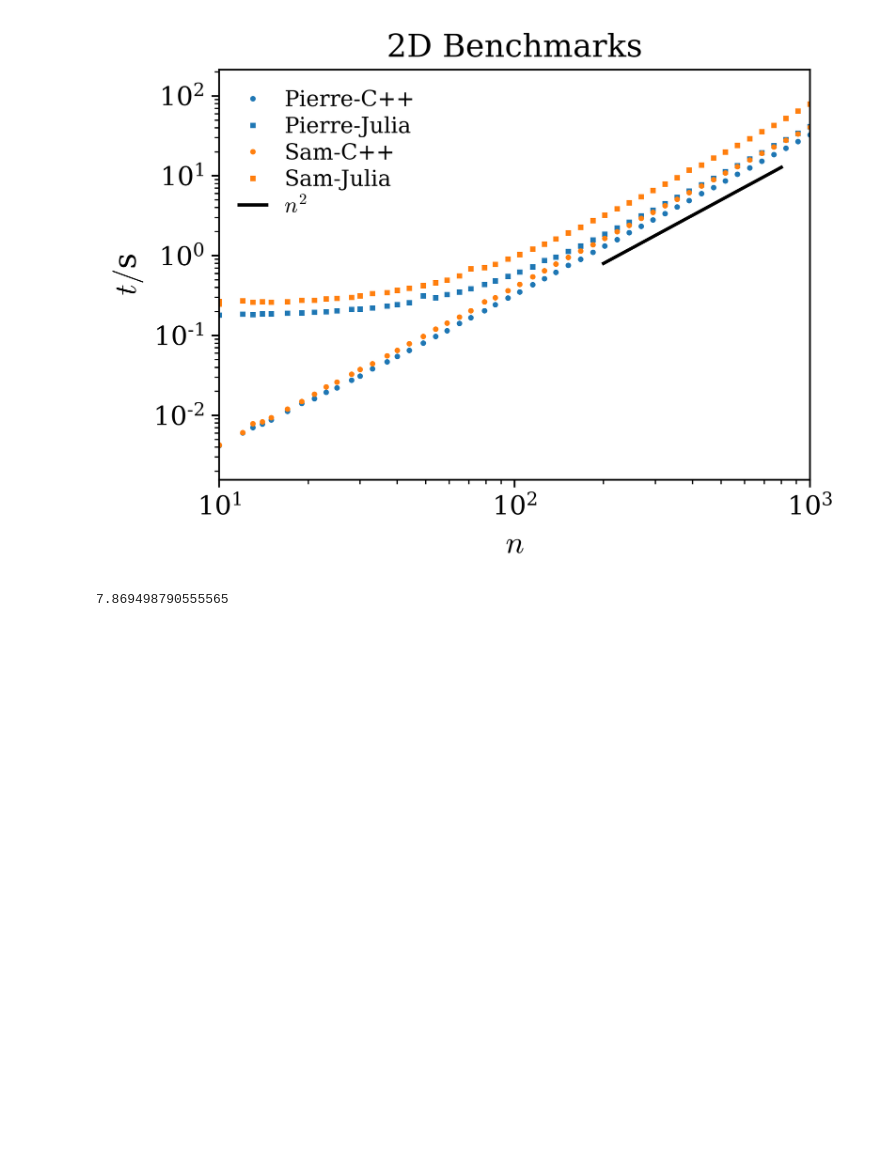
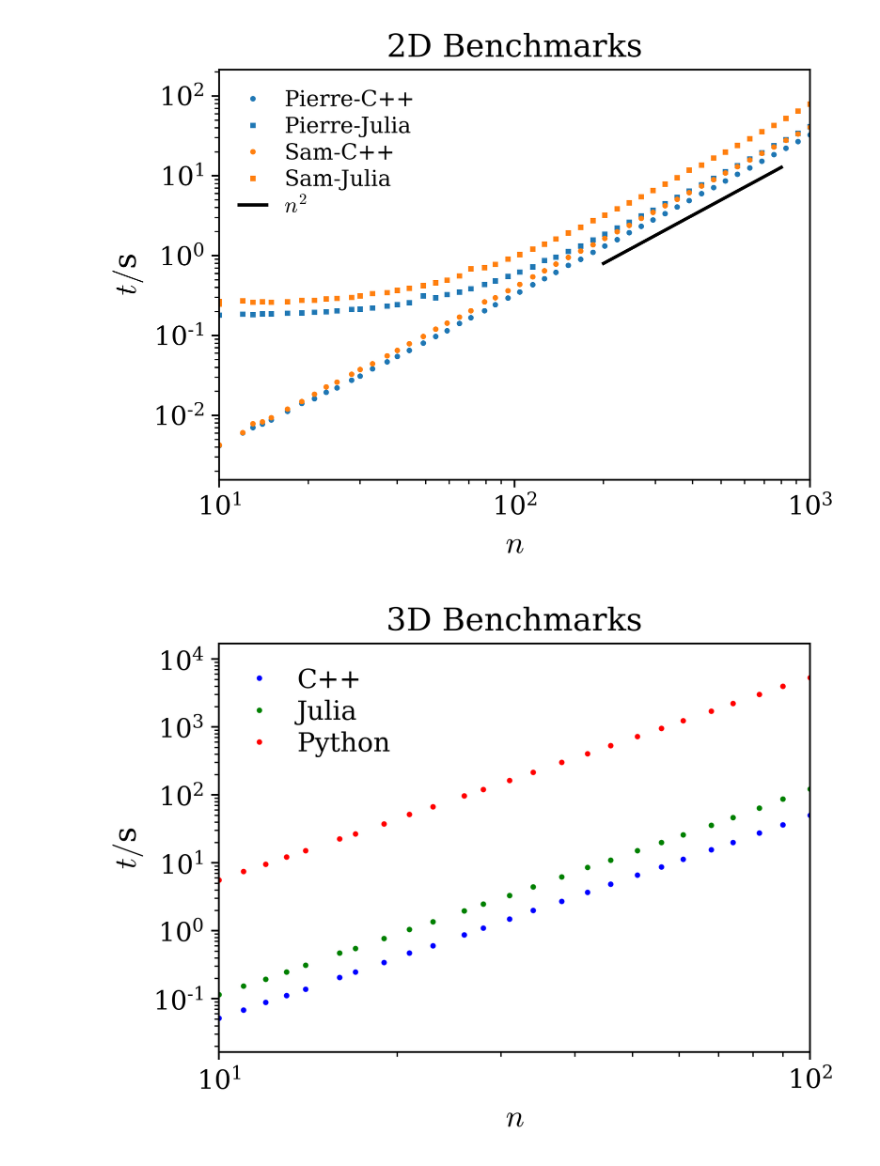
Before and after one commit to pw0908/CUiSING, a Jupyter notebook: benchmarking/plotting.ipynb, the cells around one changed output. Drawn from its saved outputs; the diff is of its cells as text; code cells hidden in the pictures; blank space fills up the shorter version.

Commit message:
sam 3d run finished, and changed julia time recovery to be general

```diff
--- a/benchmarking/plotting.ipynb
+++ b/benchmarking/plotting.ipynb
@@ -8,7 +8,7 @@ import numpy as np
 # Set figure parameters
 WIDTH = 1.5 * 8.3 / 2.54
 DOUBLE_WIDTH = 1.5 * 17.1 / 2.54
-DPI = 500
+DPI = 350
 format='png'
 matplotlib.rcParams.update(
     {
@@ -66,24 +66,34 @@ plt.savefig("2d/figures/comparison.png")
 # %% [output]
 [figure]
 # %%
-file = "2d/data/Sam_1000_0.1_0_2.dat"
+file = "3d/data/Sam_1000_0.1_0_3.dat"
 n = []
 tc = []
 tj = []
 tp = []
 total = 0.
 
 name = file.split("/")[-1].split("_")[0]
 
 with open(file,"rb") as f:
     for line in f:
         n += [int(line.split()[0])]
         tc += [float(line.split()[1])]
         tj += [float(line.split()[2])]
         tp += [float(line.split()[3])]
         total += float(line.split()[1])+float(line.split()[2])+float(line.split()[3])
 
-total = total/60/60
-print(total)
+figurepath = '3d/figures/Sam_1000_0.1_0_3.png'
+fig = plt.figure(1,tight_layout=True)
+ax = fig.add_subplot(1,1,1)
+plt.loglog(n,tc,'.b', label = "C++")
+plt.loglog(n,tj,'.g', label = "Julia")
+plt.loglog(n,tp,'.r',label="Python")
+ax.set_xticklabels([],minor=True)
+plt.xlabel(r'$n$')
+plt.ylabel(r'$t / $s')
+plt.title(rf'3D Benchmarks')
+plt.legend(fontsize=12, handlelength=1.25, columnspacing=1, labelspacing=0.25)
+plt.savefig(figurepath)
 # %% [output]
-7.869498790555565
+[figure, added]
```
Also changed, not shown: 6 other files.
